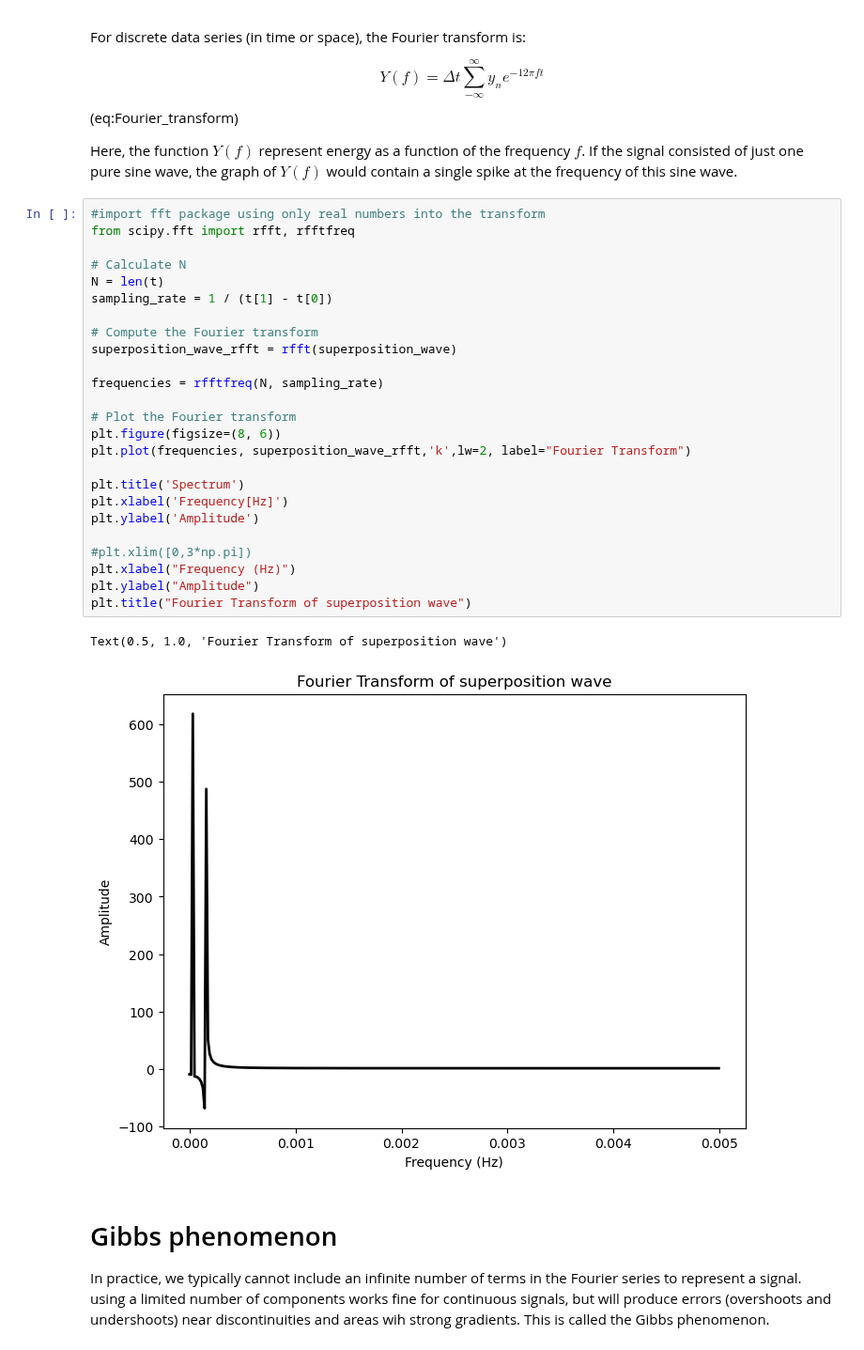
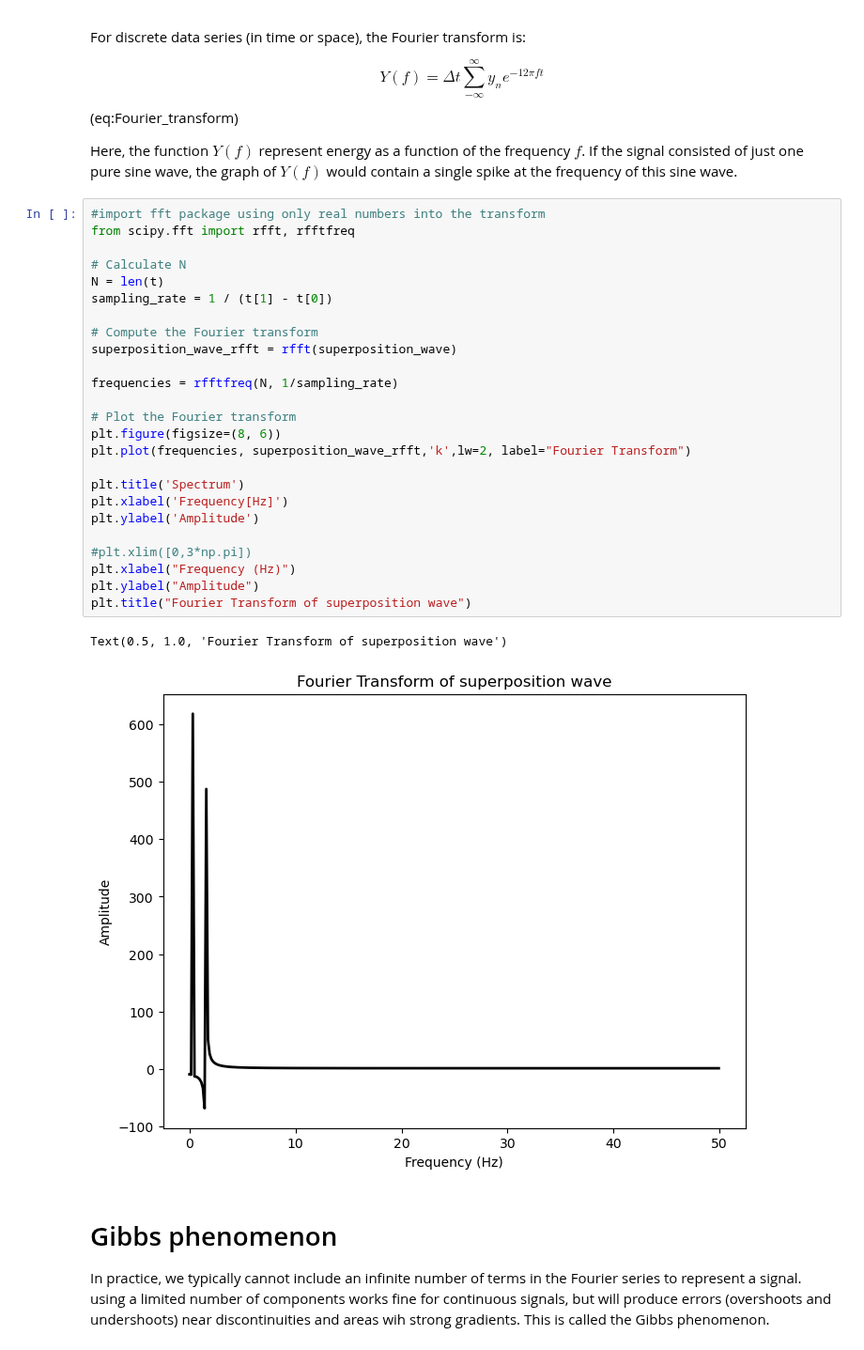
Before and after one commit to thorbjornmoeUiB/GEOF211_compendium, a Jupyter notebook: GEOF211_book/_build/jupyter_execute/Useful_calculus/Fourier_transforms.ipynb, the cells around one changed output. Shown at 94% size. Cells and saved outputs as stored; diff of their text form.

```diff
--- a/GEOF211_book/_build/jupyter_execute/Useful_calculus/Fourier_transforms.ipynb
+++ b/GEOF211_book/_build/jupyter_execute/Useful_calculus/Fourier_transforms.ipynb
@@ -114,31 +114,31 @@ Here, the function $Y(f)$ represent energy as a function of the frequency $f$. I
 # %%
 #import fft package using only real numbers into the transform
 from scipy.fft import rfft, rfftfreq
 
 # Calculate N
 N = len(t)
 sampling_rate = 1 / (t[1] - t[0])
 
 # Compute the Fourier transform
 superposition_wave_rfft = rfft(superposition_wave)
 
-frequencies = rfftfreq(N, sampling_rate)
+frequencies = rfftfreq(N, 1/sampling_rate)
 
 # Plot the Fourier transform
 plt.figure(figsize=(8, 6))
 plt.plot(frequencies, superposition_wave_rfft,'k',lw=2, label="Fourier Transform")
 
 plt.title('Spectrum')
 plt.xlabel('Frequency[Hz]')
 plt.ylabel('Amplitude')
 
 #plt.xlim([0,3*np.pi])
 plt.xlabel("Frequency (Hz)")
 plt.ylabel("Amplitude")
 plt.title("Fourier Transform of superposition wave")
 # %% [output]
 Text(0.5, 1.0, 'Fourier Transform of superposition wave')
-[figure, old version]
+[figure, new version]
 # %% [markdown]
 # Gibbs phenomenon
 In practice, we typically cannot include an infinite number of terms in the Fourier series to represent a signal. using a limited number of components works fine for continuous signals, but will produce errors (overshoots and undershoots) near discontinuities and areas wih strong gradients. This is called the Gibbs phenomenon.
```
Also changed, not shown: 7 other files.
